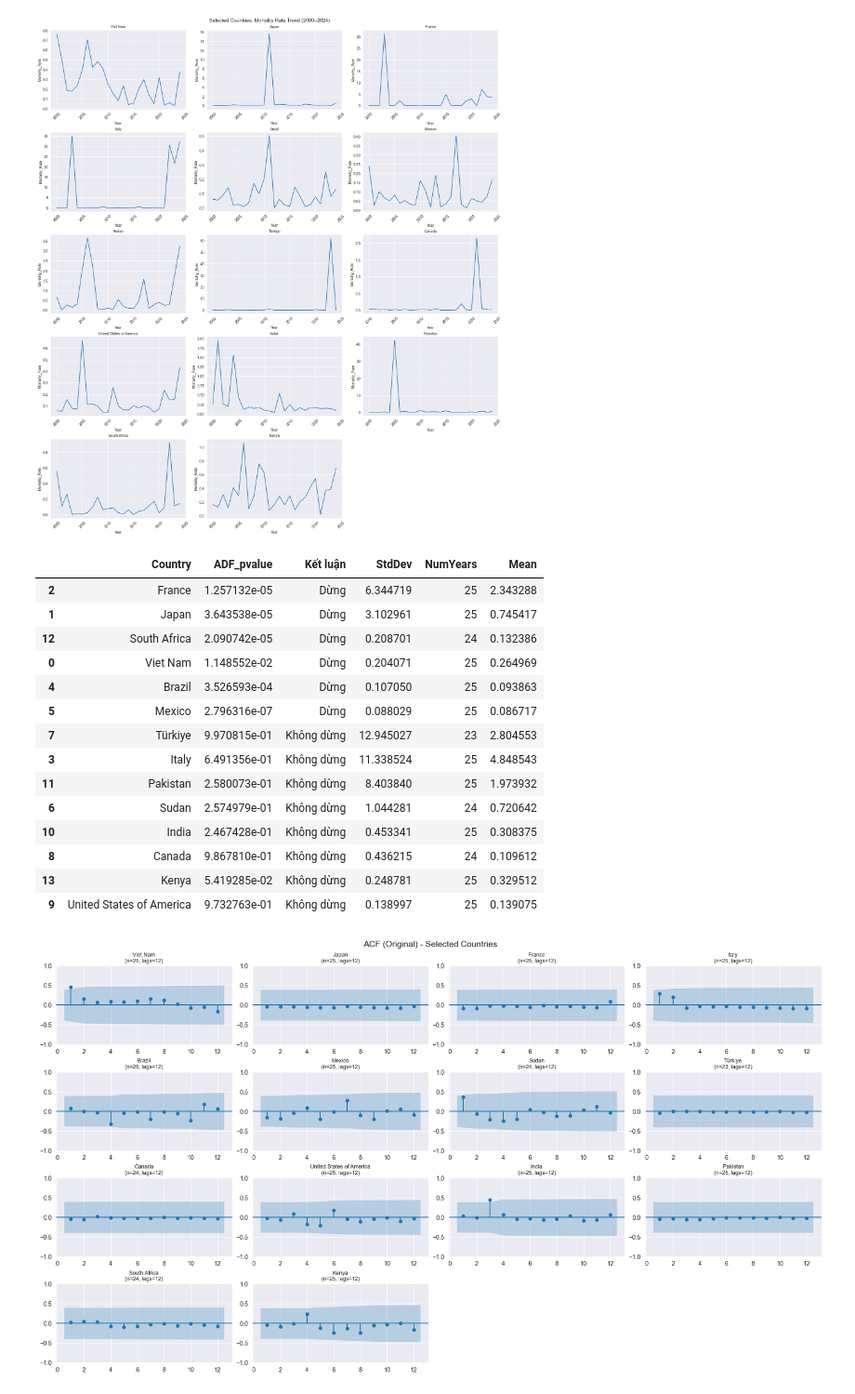
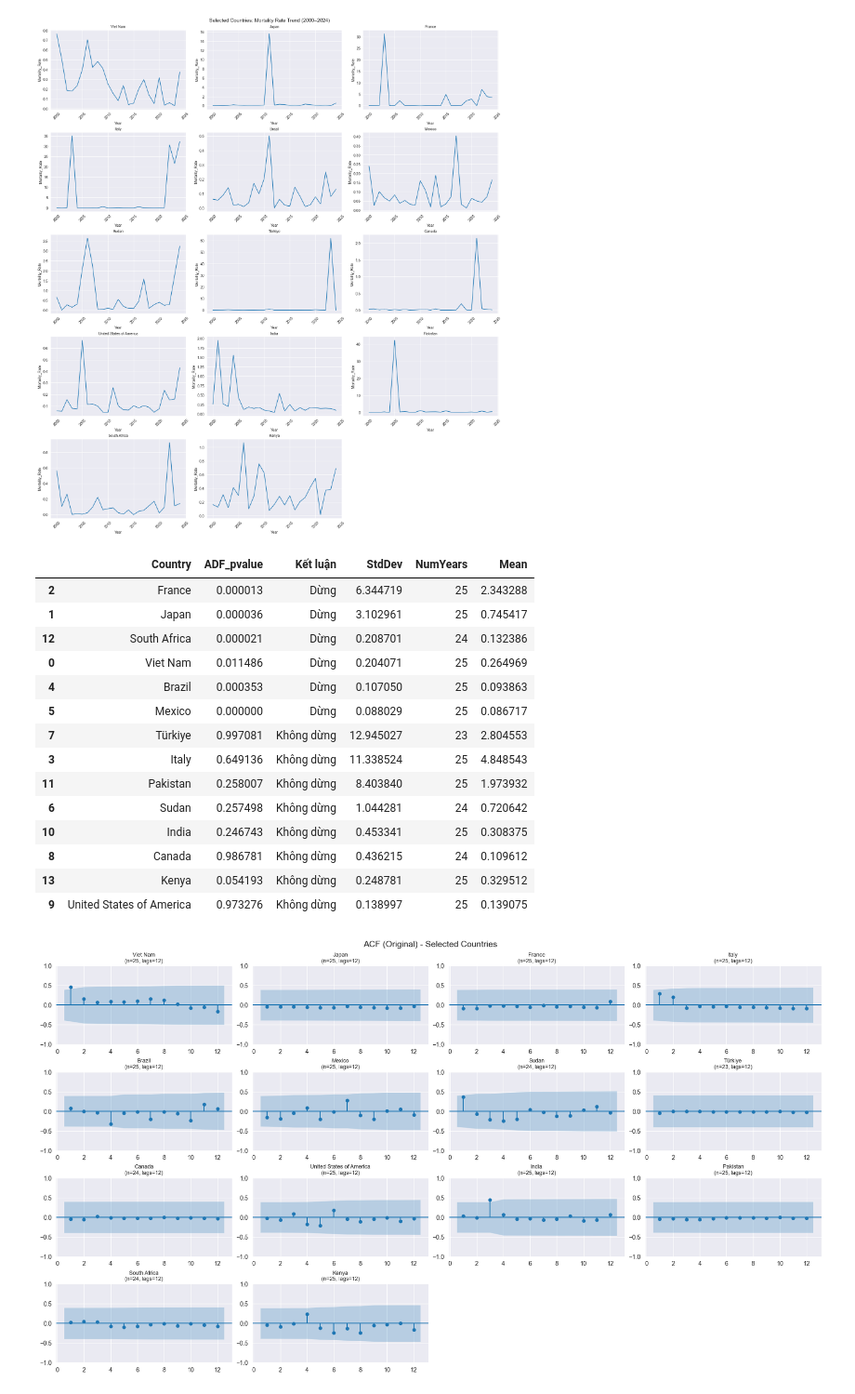
Before and after one commit to NgocMypzg/Mortality_Rate_Forecasting, a Jupyter notebook: notebook/eda.ipynb, the cells around one changed output. Shown at 93% size. Saved outputs shown, nothing was run; the diff lists cells and outputs as text; code cells hidden in the pictures.

```diff
--- a/notebook/eda.ipynb
+++ b/notebook/eda.ipynb
@@ -435,50 +457,57 @@ for country in selected_countries:
         .sort_index()
         .dropna()
     )
 
     # ADF needs enough points + non-constant series
     if ts.shape[0] < 3 or np.isclose(ts.max(), ts.min()):
         pval = np.nan
         conclusion = "Không đủ dữ liệu"
     else:
         try:
             pval = adfuller(ts)[1]
             conclusion = "Dừng" if pval < alpha else "Không dừng"
         except Exception:
             pval = np.nan
             conclusion = "Không đủ dữ liệu"
 
     rows.append([
         country,
         pval,
         conclusion,
         float(ts.std()) if ts.shape[0] else np.nan,
         int(ts.shape[0]),
         float(ts.mean()) if ts.shape[0] else np.nan
     ])
+country_adf_summary = (
+    pd.DataFrame(
+        rows,
+        columns=["Country", "ADF_pvalue", "Kết luận", "StdDev", "NumYears", "Mean"]
+    )
+    .sort_values(["Kết luận", "StdDev"], ascending=[True, False])
+)
 
-country_adf_summary = (
-    pd.DataFrame(rows, columns=["Country", "ADF_pvalue", "Kết luận", "StdDev", "NumYears", "Mean"])
-    .sort_values(["Kết luận", "StdDev"], ascending=[True, False])  # hoặc sort theo StdDev thôi
+# Format p-value cho đẹp (6 chữ số)
+country_adf_summary["ADF_pvalue"] = country_adf_summary["ADF_pvalue"].apply(
+    lambda x: f"{x:.6f}" if pd.notna(x) else x
 )
 
 country_adf_summary
 # %% [output]
 |  | Country | ADF_pvalue | Kết luận | StdDev | NumYears | Mean |
-| 2 | France | 1.257132e-05 | Dừng | 6.344719 | 25 | 2.343288 |
-| 1 | Japan | 3.643538e-05 | Dừng | 3.102961 | 25 | 0.745417 |
-| 12 | South Africa | 2.090742e-05 | Dừng | 0.208701 | 24 | 0.132386 |
-| 0 | Viet Nam | 1.148552e-02 | Dừng | 0.204071 | 25 | 0.264969 |
-| 4 | Brazil | 3.526593e-04 | Dừng | 0.107050 | 25 | 0.093863 |
-| 5 | Mexico | 2.796316e-07 | Dừng | 0.088029 | 25 | 0.086717 |
-| 7 | Türkiye | 9.970815e-01 | Không dừng | 12.945027 | 23 | 2.804553 |
-| 3 | Italy | 6.491356e-01 | Không dừng | 11.338524 | 25 | 4.848543 |
-| 11 | Pakistan | 2.580073e-01 | Không dừng | 8.403840 | 25 | 1.973932 |
-| 6 | Sudan | 2.574979e-01 | Không dừng | 1.044281 | 24 | 0.720642 |
-| 10 | India | 2.467428e-01 | Không dừng | 0.453341 | 25 | 0.308375 |
-| 8 | Canada | 9.867810e-01 | Không dừng | 0.436215 | 24 | 0.109612 |
-| 13 | Kenya | 5.419285e-02 | Không dừng | 0.248781 | 25 | 0.329512 |
-| 9 | United States of America | 9.732763e-01 | Không dừng | 0.138997 | 25 | 0.139075 |
+| 2 | France | 0.000013 | Dừng | 6.344719 | 25 | 2.343288 |
+| 1 | Japan | 0.000036 | Dừng | 3.102961 | 25 | 0.745417 |
+| 12 | South Africa | 0.000021 | Dừng | 0.208701 | 24 | 0.132386 |
+| 0 | Viet Nam | 0.011486 | Dừng | 0.204071 | 25 | 0.264969 |
+| 4 | Brazil | 0.000353 | Dừng | 0.107050 | 25 | 0.093863 |
+| 5 | Mexico | 0.000000 | Dừng | 0.088029 | 25 | 0.086717 |
+| 7 | Türkiye | 0.997081 | Không dừng | 12.945027 | 23 | 2.804553 |
+| 3 | Italy | 0.649136 | Không dừng | 11.338524 | 25 | 4.848543 |
+| 11 | Pakistan | 0.258007 | Không dừng | 8.403840 | 25 | 1.973932 |
+| 6 | Sudan | 0.257498 | Không dừng | 1.044281 | 24 | 0.720642 |
+| 10 | India | 0.246743 | Không dừng | 0.453341 | 25 | 0.308375 |
+| 8 | Canada | 0.986781 | Không dừng | 0.436215 | 24 | 0.109612 |
+| 13 | Kenya | 0.054193 | Không dừng | 0.248781 | 25 | 0.329512 |
+| 9 | United States of America | 0.973276 | Không dừng | 0.138997 | 25 | 0.139075 |
 # %%
 # 4.3.6 ACF & PACF (Selected Countries)
 
```
Also changed, not shown: parts of 3 cells of this notebook.
